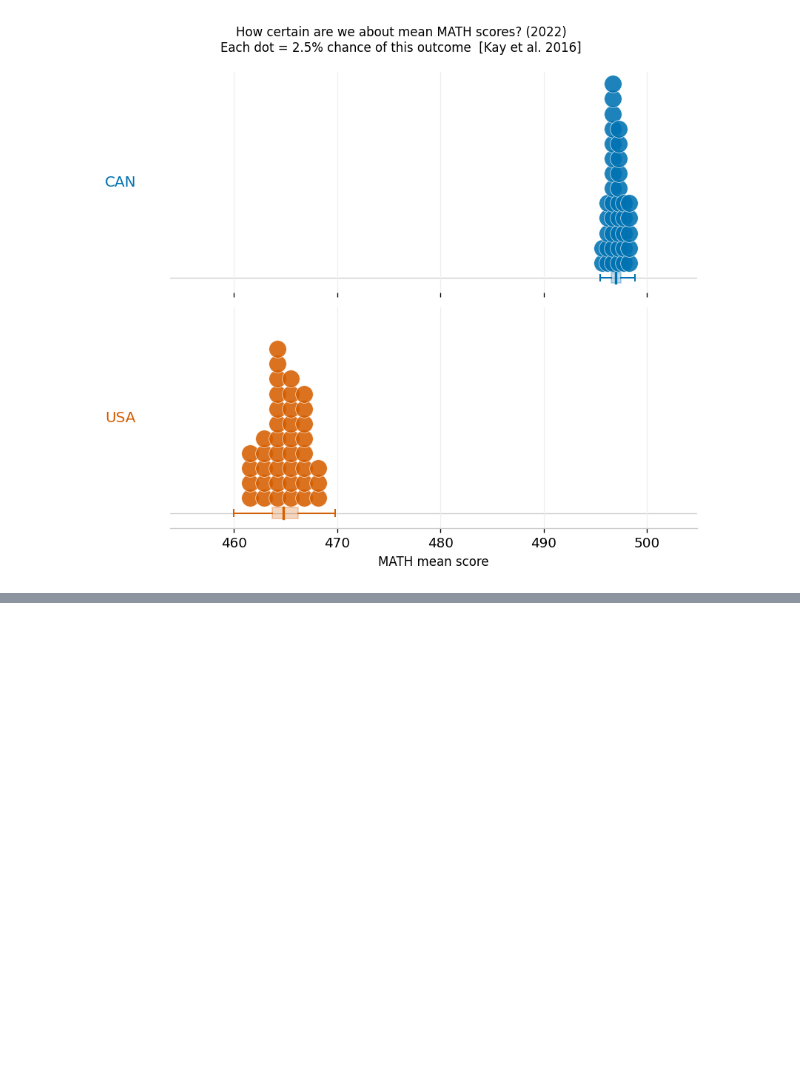
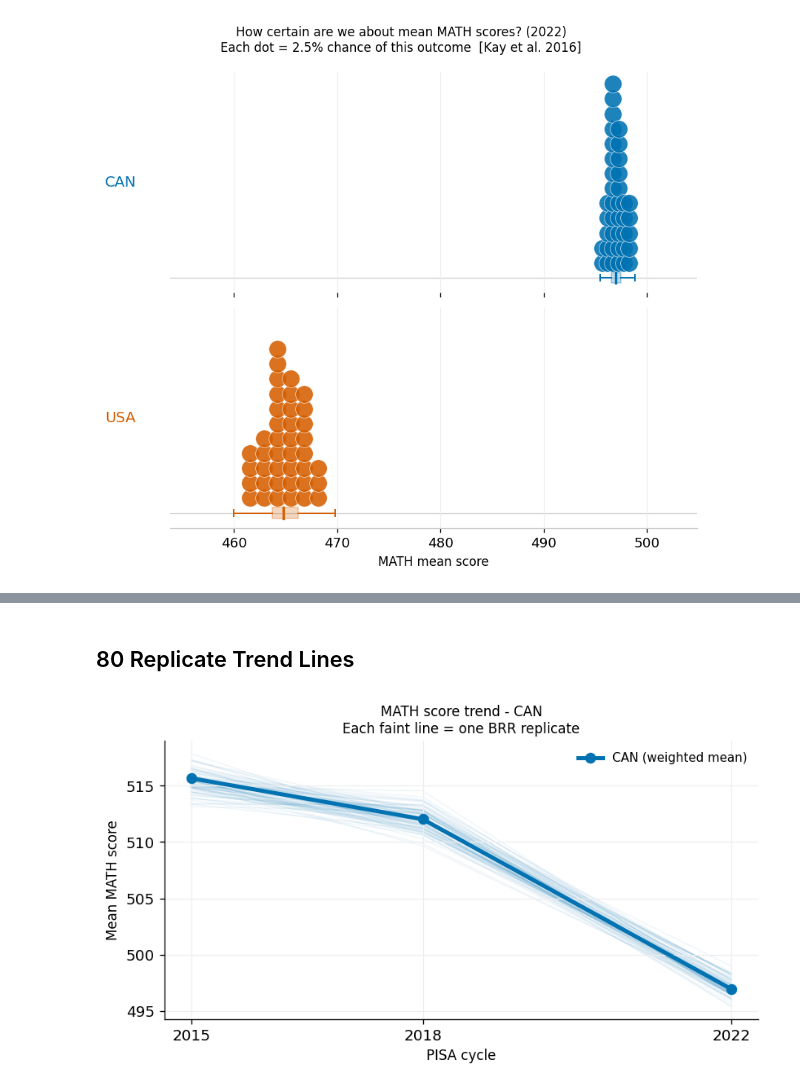
Before and after one commit to apoorva43/ETS_Smart_Dashboard, a Jupyter notebook: notebooks/uncertainty_visualization.ipynb, the cells around one changed output, grey strips where cells are left out. Drawn from its saved outputs; the diff is of its cells as text; code cells hidden in the pictures; blank space fills up the shorter version.

```diff
--- a/notebooks/uncertainty_visualization.ipynb
+++ b/notebooks/uncertainty_visualization.ipynb
@@ -155,0 +169,11 @@ plt.show()
+# %% [markdown]
+## 80 Replicate Trend Lines
+# %%
+fig = plot_replicate_fan(
+    df,
+    subject="MATH",
+    country="CAN",
+    years=None)
+plt.show()
+# %% [output]
+[figure, added]
```
Also changed, not shown: parts of 3 cells of this notebook.
